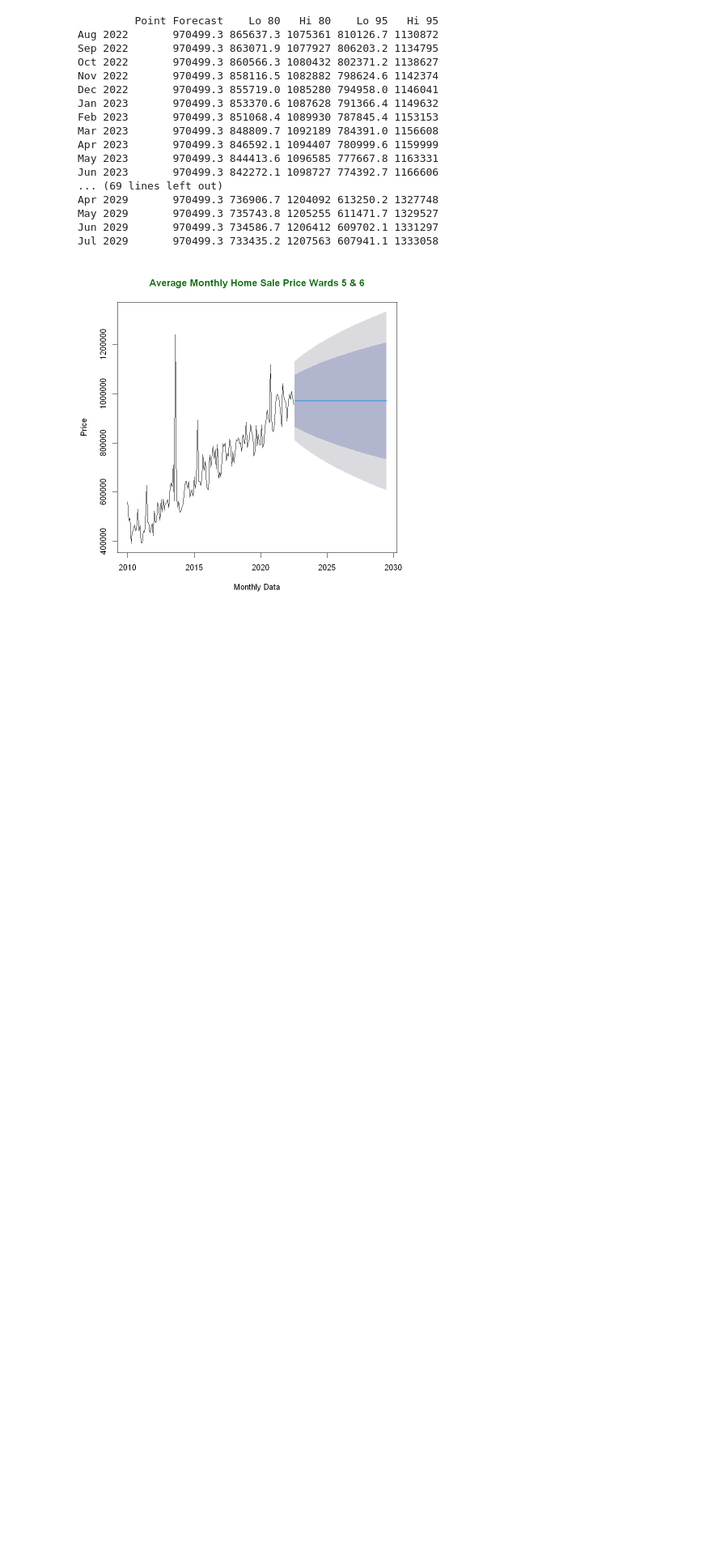
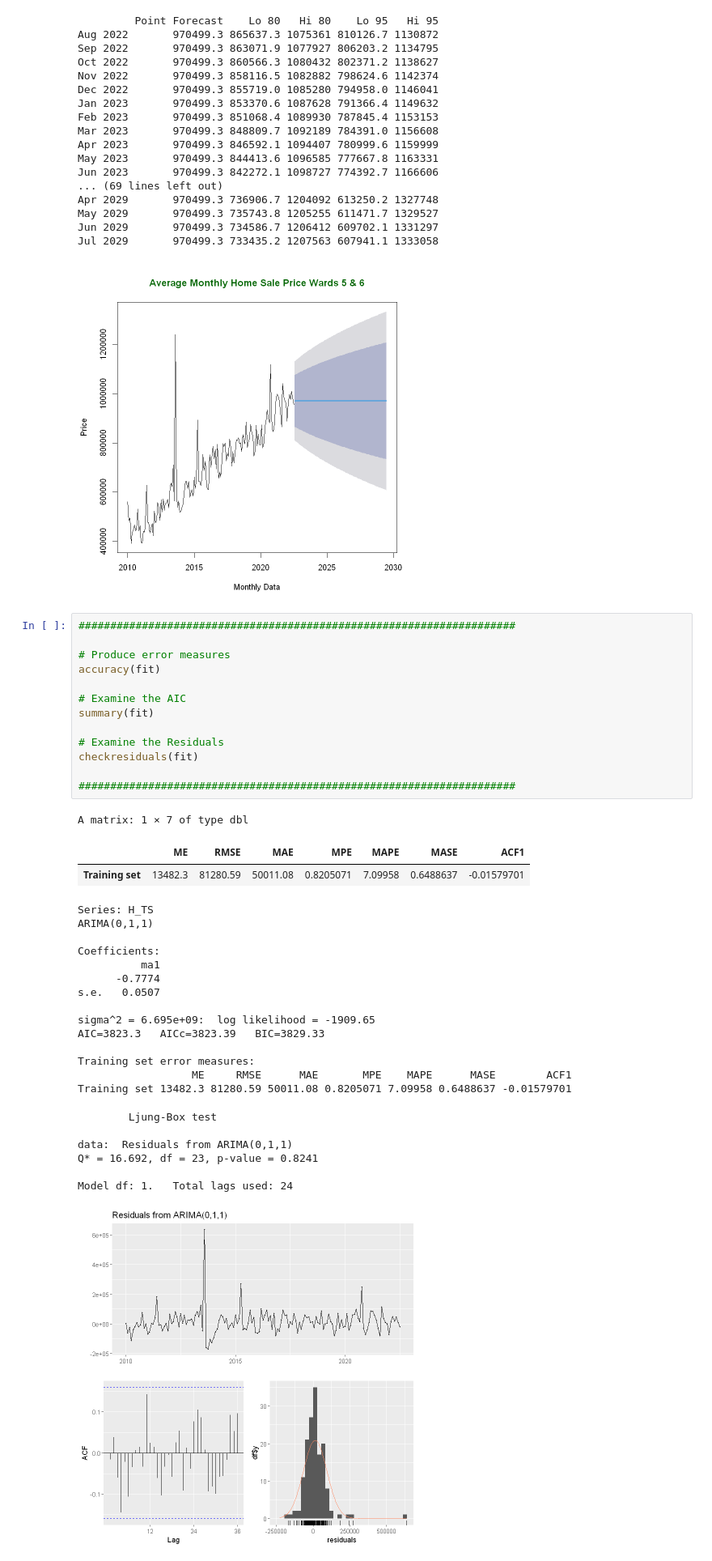
Before and after one commit to batesjay87/Jay-H-DAAN-888, a Jupyter notebook: Future Price Time Series W 5 6.ipynb, the cells around one changed output. Shown at 81% size. Cells and saved outputs as stored; diff of their text form; blank space fills up the shorter version.

```diff
--- a/Future Price Time Series W 5 6.ipynb
+++ b/Future Price Time Series W 5 6.ipynb
@@ -680,3 +820,41 @@ May 2029       970499.3 735743.8 1205255 611471.7 1329527
 Jun 2029       970499.3 734586.7 1206412 609702.1 1331297
 Jul 2029       970499.3 733435.2 1207563 607941.1 1333058
 [figure]
+# %%
+#####################################################################
+
+# Produce error measures
+accuracy(fit)
+
+# Examine the AIC
+summary(fit)
+
+# Examine the Residuals
+checkresiduals(fit)
+
+#####################################################################
+# %% [output]
+A matrix: 1 × 7 of type dbl
+|  | ME | RMSE | MAE | MPE | MAPE | MASE | ACF1 |
+| Training set | 13482.3 | 81280.59 | 50011.08 | 0.8205071 | 7.09958 | 0.6488637 | -0.01579701 |
+Series: H_TS
+ARIMA(0,1,1)
+
+Coefficients:
+          ma1
+      -0.7774
+s.e.   0.0507
+
+sigma^2 = 6.695e+09:  log likelihood = -1909.65
+AIC=3823.3   AICc=3823.39   BIC=3829.33
+
+Training set error measures:
+                  ME     RMSE      MAE       MPE    MAPE      MASE        ACF1
+Training set 13482.3 81280.59 50011.08 0.8205071 7.09958 0.6488637 -0.01579701
+        Ljung-Box test
+
+data:  Residuals from ARIMA(0,1,1)
+Q* = 16.692, df = 23, p-value = 0.8241
+
+Model df: 1.   Total lags used: 24
+[figure, added]
```
Also changed, not shown: parts of 7 cells of this notebook.
